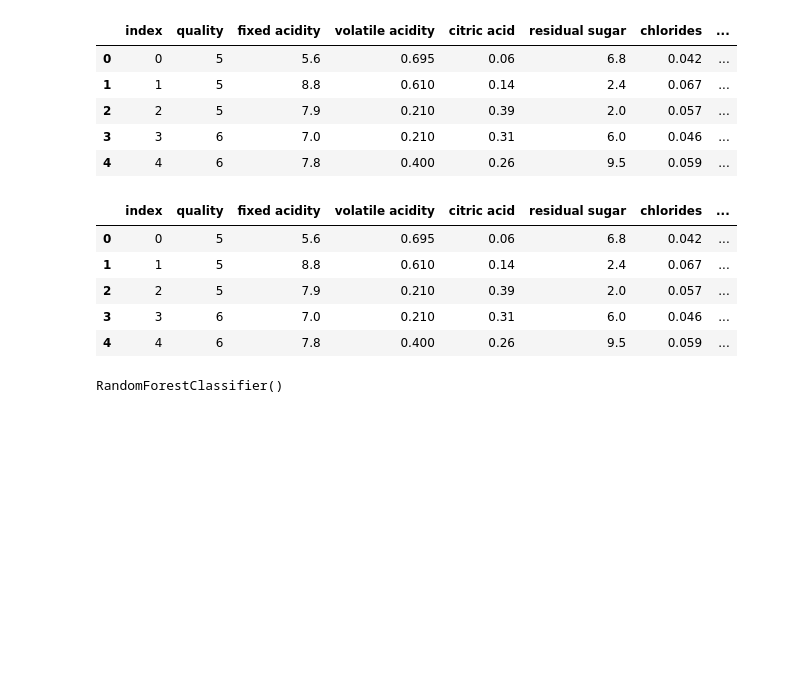
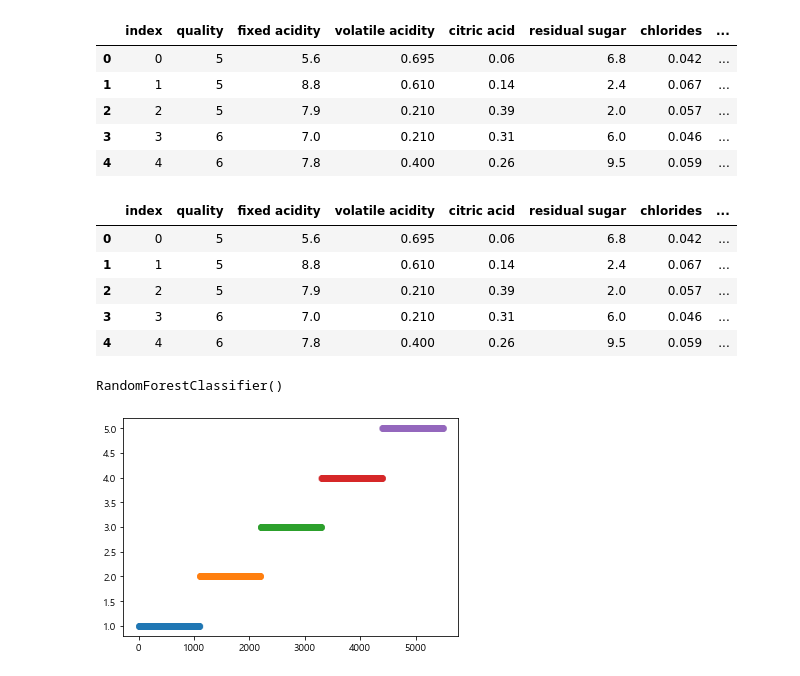
Before and after one commit to eunbin777/StudyAboutML, a Jupyter notebook: DACON_101/와인품질분류Lv1.ipynb, the cells around one changed output. Saved outputs shown, nothing was run; the diff lists cells and outputs as text; code cells hidden in the pictures; blank space fills up the shorter version.

Commit message:
learn about kFold validation

```diff
--- a/DACON_101/와인품질분류Lv1.ipynb
+++ b/DACON_101/와인품질분류Lv1.ipynb
@@ -366,0 +369,20 @@ RandomForestClassifier()
+# %%
+kf = KFold(n_splits = 5, shuffle = True, random_state = 0)
+# %%
+for train_idx, valid_idx in kf.split(train):
+    train_data = train.iloc[train_idx]
+    valid_data = train.iloc[valid_idx]
+# %%
+import matplotlib.pyplot as plt
+
+kf = KFold(n_splits = 5, shuffle = False)
+train_idx_store = []
+valid_idx_store = []
+
+i = 1
+for train_idx, valid_idx in kf.split(train) :
+  plt.scatter(valid_idx, [i for x in range(len(valid_idx))], alpha = 0.1)
+  i += 1
+plt.show()
+# %% [output]
+[figure, added]
```
Also changed, not shown: parts of 1 cell of this notebook.
